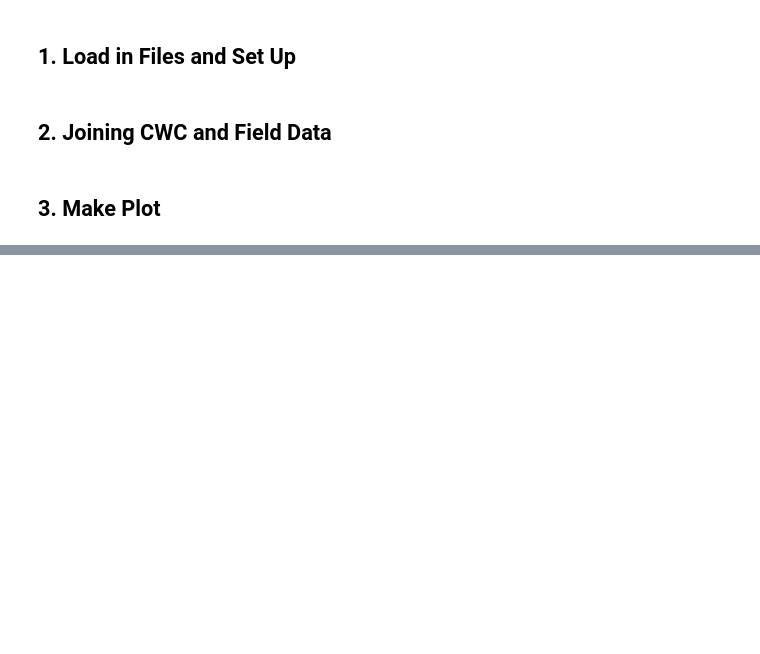
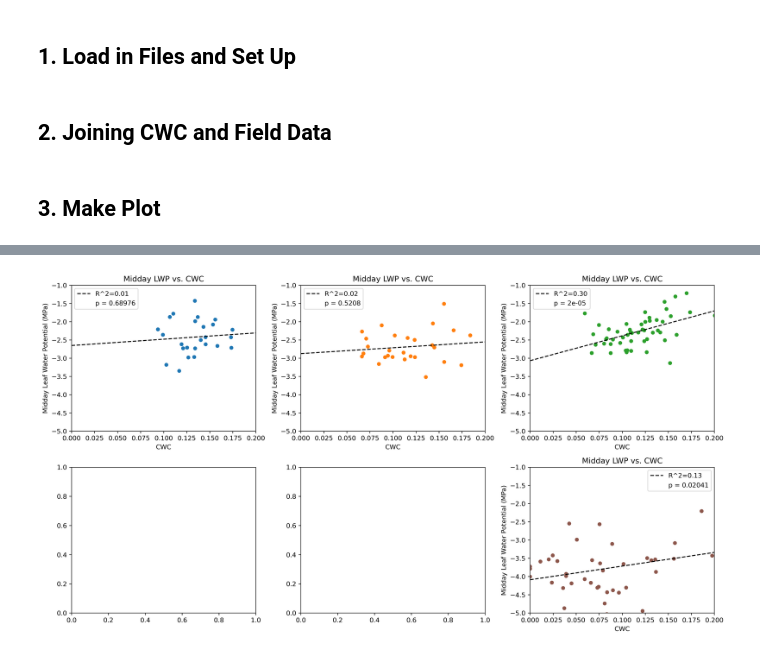
Before and after one commit to jean-allen/SHIFT_CWC, a Jupyter notebook: figures/f3_lwp/CWC_vs_LWP.ipynb, the cells around one changed output, grey strips where cells are left out. Drawn from its saved outputs; the diff is of its cells as text; code cells hidden in the pictures; blank space fills up the shorter version.

```diff
--- a/figures/f3_lwp/CWC_vs_LWP.ipynb
+++ b/figures/f3_lwp/CWC_vs_LWP.ipynb
@@ -164,0 +189,29 @@ plt.show()
+# %%
+# now for each date on its own
+fig, axs = plt.subplots(2, 3, figsize=(15, 8))
+
+for cwc_df, ax in zip(cwc_df_list, axs.flatten()):
+    cwc_df_dropna_md_lwp = cwc_df.dropna(subset=['midday_lwp', 'CWC'])
+    if len(cwc_df_dropna_md_lwp) == 0:
+        continue
+
+    date_str = cwc_df['datetime'].iloc[0].strftime('%m/%d/%Y')
+    no_nans = cwc_df.dropna(subset=['midday_lwp', 'CWC'])
+    ax.scatter(cwc_df['CWC'], -1*cwc_df['midday_lwp'], color=color_list[date_list.index(cwc_df['datetime'].iloc[0].strftime('%Y%m%d'))], edgecolors='none')
+    # linregression
+    slope, intercept, r_value, p_value, std_err = linregress(no_nans['CWC'], -1*no_nans['midday_lwp'])
+    x = np.linspace(0, 0.2, 100)
+    y = slope * x + intercept
+    ax.plot(x, y, color='black', linestyle='--', label=f'R^2={r_value**2:.2f}')
+    ax.scatter([],[], c='white', label = 'p = ' + str(round(p_value, 5)))
+    ax.legend()
+    ax.set_xlim(0, 0.2)
+    ax.set_ylim(-5, -1)
+    ax.set_xlabel('CWC')
+    ax.set_ylabel('Midday Leaf Water Potential (MPa)')
+    ax.set_title('Midday LWP vs. CWC')
+
+plt.tight_layout()
+plt.show()
+# %% [output]
+[figure, added]
```
Also changed, not shown: parts of 2 cells of this notebook.
